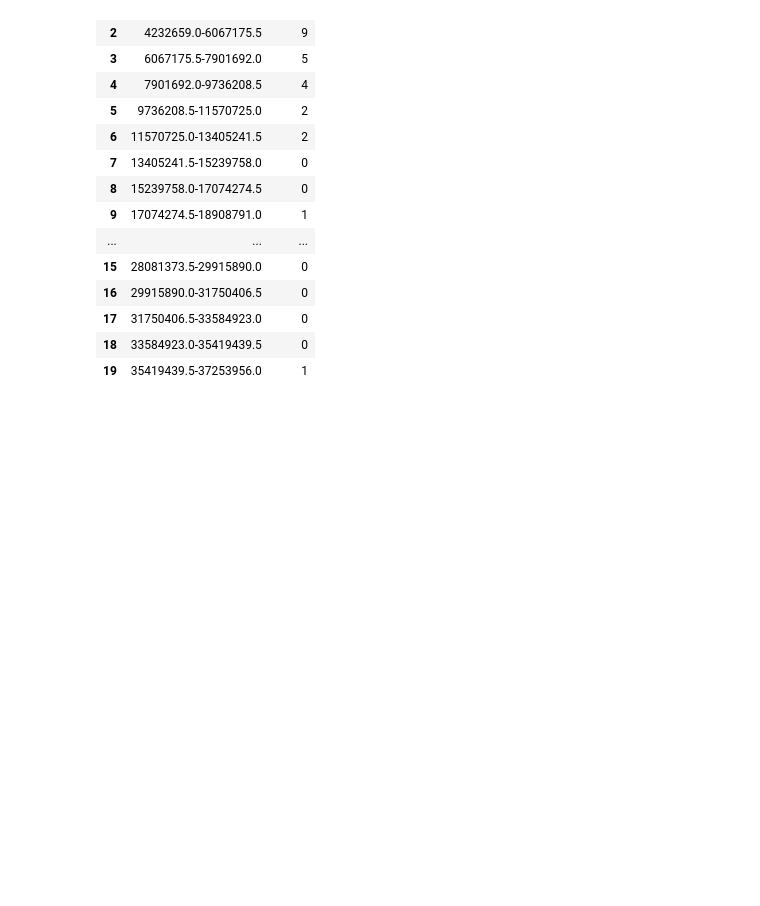
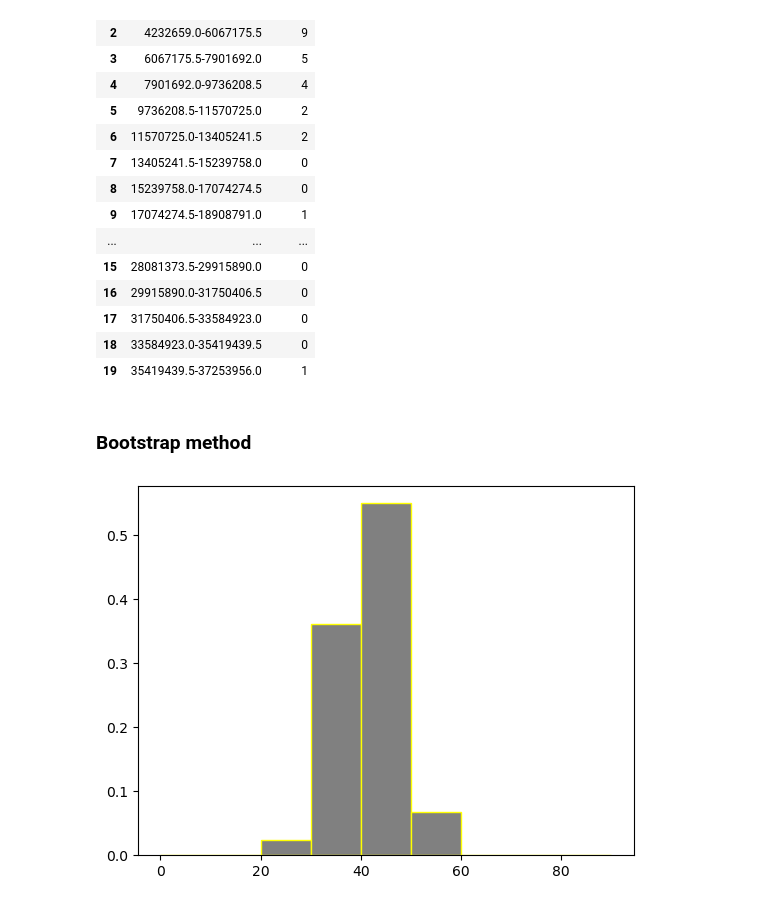
Before and after one commit to mkhoatd/khdl, a Jupyter notebook: btc2.ipynb, the cells around one changed output. Cells and saved outputs as stored; diff of their text form; code cells hidden in the pictures; blank space fills up the shorter version.

```diff
--- a/btc2.ipynb
+++ b/btc2.ipynb
@@ -176,3 +175,31 @@ fq2
 | 17 | 31750406.5-33584923.0 | 0 |
 | 18 | 33584923.0-35419439.5 | 0 |
 | 19 | 35419439.5-37253956.0 | 1 |
+# %% [markdown]
+### Bootstrap method
+# %%
+original_sample = [81,32,49,54,44,74,98,42,54,51,
+69,49,43,5,1,5,35,55,4,20,
+25,34,31,65,46,92,2,4,41,38]
+original_sample = np.array(original_sample)
+
+num_bootstraps = 1000
+sample_size = 20
+
+bootstraps = np.zeros((num_bootstraps, sample_size))
+
+for i in range(num_bootstraps):
+    for j in range(sample_size):
+        bootstrap_indices = np.random.choice(original_sample.shape[0],  replace=True)
+        bootstraps[i,j] = original_sample[bootstrap_indices]
+# %%
+mean = np.mean(bootstraps, axis=1)
+median = np.median(bootstraps, axis=1)
+IQR = np.percentile(bootstraps, 75, axis=1) - np.percentile(bootstraps, 25, axis=1)
+std = np.std(bootstraps, axis=1)
+# %%
+import matplotlib.pyplot as plt
+plt.hist(mean, bins=[0, 10, 20, 30, 40, 50, 60, 70, 80, 90], edgecolor="yellow", color="grey", weights=np.ones_like(mean) / len(mean))
+plt.show()
+# %% [output]
+[figure, added]
```
Also changed, not shown: parts of 1 cell of this notebook, 1 other file.
